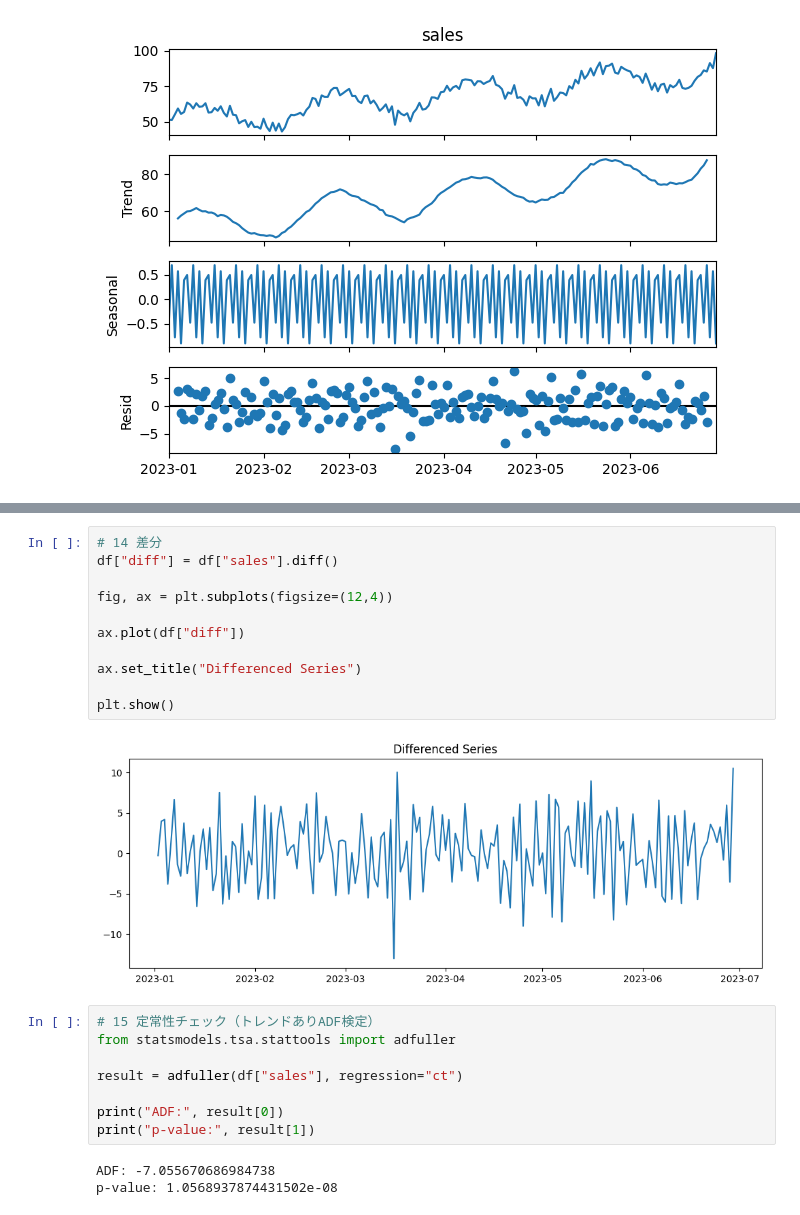
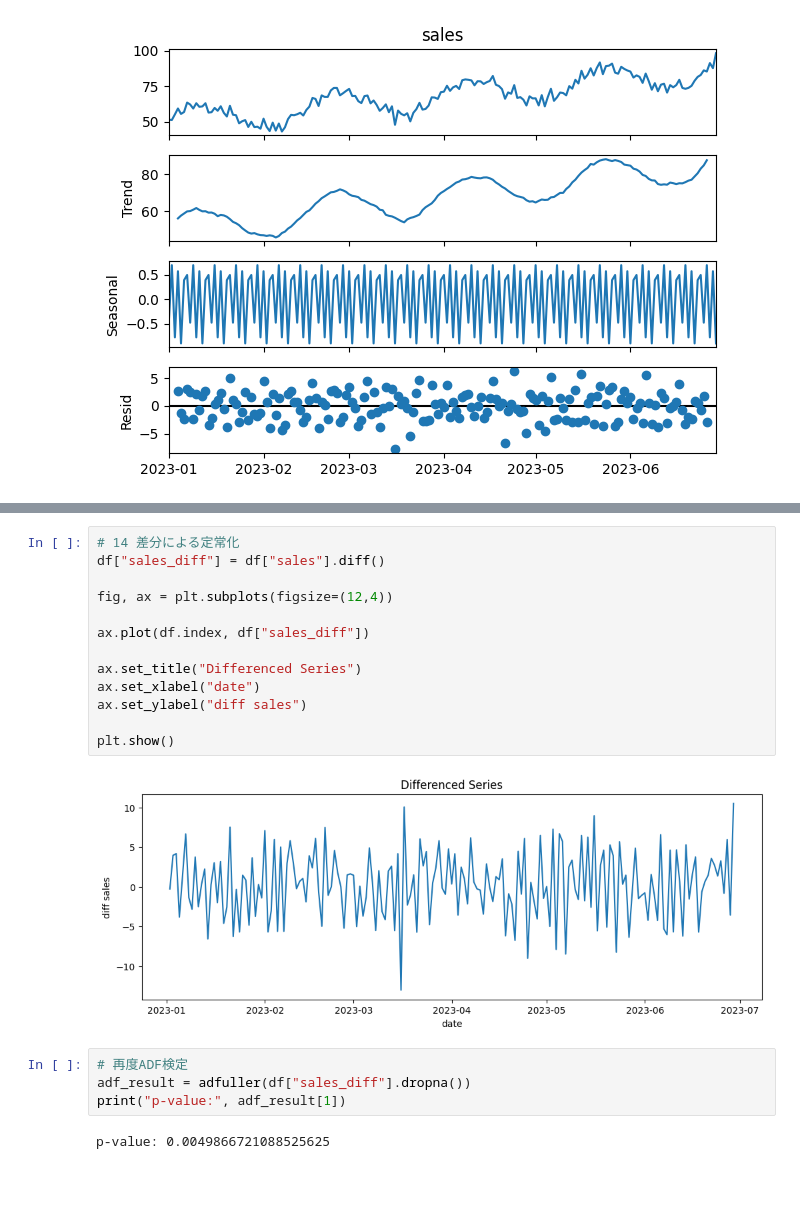
Before and after one commit to K-Tanaka8/time_series_eda_demand_forecast, a Jupyter notebook: time_series_eda_sample.ipynb, the cells around one changed output, grey strips where cells are left out. Saved outputs shown, nothing was run; the diff lists cells and outputs as text; blank space fills up the shorter version.

```diff
--- a/time_series_eda_sample.ipynb
+++ b/time_series_eda_sample.ipynb
@@ -227,27 +245,24 @@ p-value: 0.4426710016157359
 # %%
-# 14 差分
-df["diff"] = df["sales"].diff()
+# 14 差分による定常化
+df["sales_diff"] = df["sales"].diff()
 
 fig, ax = plt.subplots(figsize=(12,4))
 
-ax.plot(df["diff"])
+ax.plot(df.index, df["sales_diff"])
 
 ax.set_title("Differenced Series")
+ax.set_xlabel("date")
+ax.set_ylabel("diff sales")
 
 plt.show()
 # %% [output]
-[figure, old version]
+[figure, new version]
-# %%
-# 15 定常性チェック（トレンドありADF検定）
-from statsmodels.tsa.stattools import adfuller
-
-result = adfuller(df["sales"], regression="ct")
-
-print("ADF:", result[0])
-print("p-value:", result[1])
-# %% [output]
-ADF: -7.055670686984738
-p-value: 1.0568937874431502e-08
+# %%
+# 再度ADF検定
+adf_result = adfuller(df["sales_diff"].dropna())
+print("p-value:", adf_result[1])
+# %% [output]
+p-value: 0.0049866721088525625
 # %%
 # 16 EDAまとめ（重要）
 '''
```
Also changed, not shown: parts of 3 cells of this notebook.
